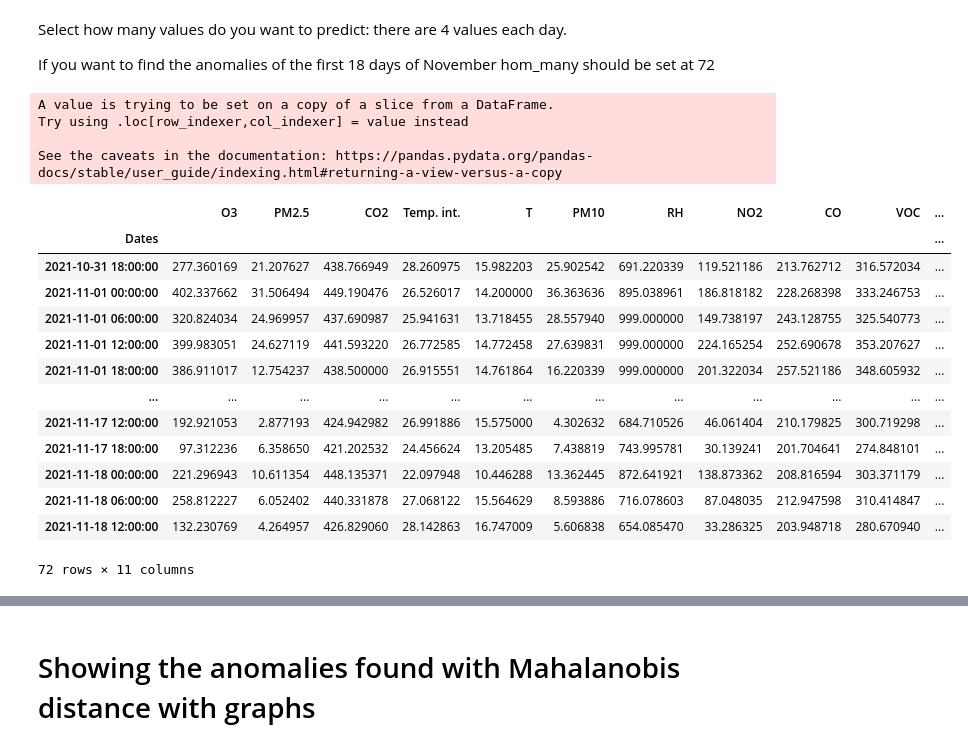
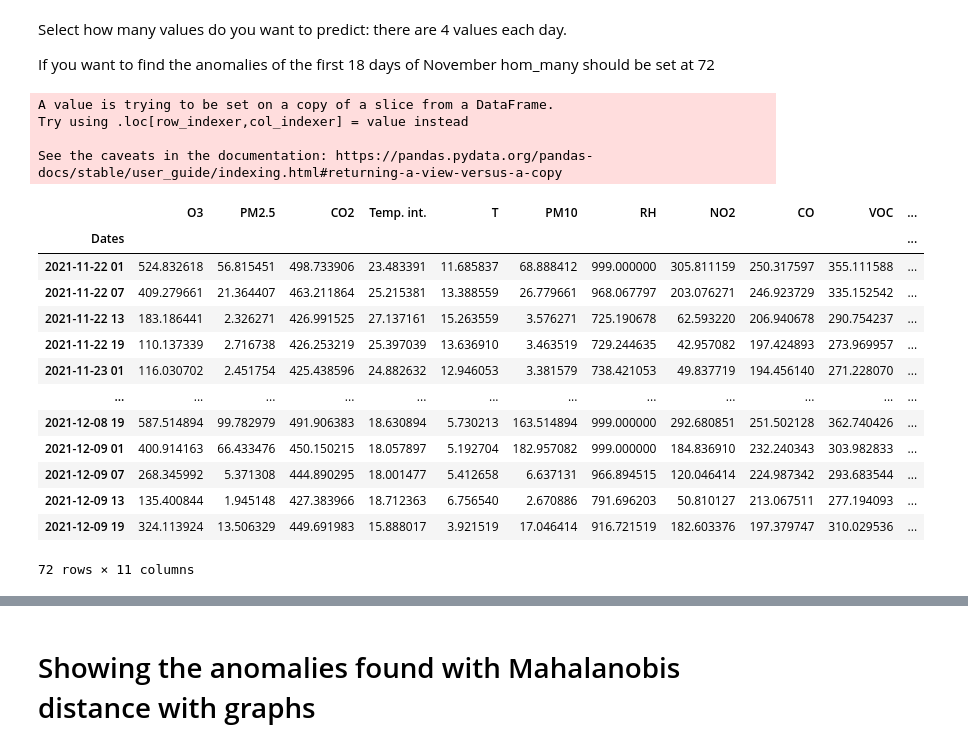
Before and after one commit to marcochisci/Anomaly_detection, a Jupyter notebook: 6hours_AnomalyDetection.ipynb, the cells around one changed output, grey strips where cells are left out. Drawn from its saved outputs; the diff is of its cells as text; code cells hidden in the pictures.

```diff
--- a/6hours_AnomalyDetection.ipynb
+++ b/6hours_AnomalyDetection.ipynb
@@ -126,7 +245,7 @@ Test for stationarity now
 Finding the best lag for VAR model (if the max_lag value is too high the model may not work)
 # %%
 from statsmodels.tsa.api import VAR
-max_lag = 15
+max_lag = 12
 var_model = VAR(df)
 # select the best lag order
 lag_results = var_model.select_order(max_lag)
@@ -208,6 +322,7 @@ f = Fitter(er,
               'invgauss','uniform','gamma','expon',
               'lognorm','pearson3','triang'])
 f.fit()
-f.summary()
-pearson_param=f.fitted_param["pearson3"]
+print(f.summary())
+distribution= f.summary().index[0]
+param=f.fitted_param[distribution]
 # %% [output]
@@ -247,0 +336,16 @@ threshold high: 10.88028474119478
+# %%
+def get_num_var(distribution):
+  if(distribution=='burr' or distribution=='beta'):
+    num_var=2
+  if(distribution=='invgauss' or distribution=='gamma' or distribution=='weibull_min' or distribution=='weibull_max' or distribution=='lognorm'
+         or distribution=='pearson3' or distribution=='triang' ):
+    num_var=1
+  if(distribution=='expon' or distribution=='norm' or distribution=='uniform' ):
+    num_var=0
+  return num_var
+# %%
+from scipy.stats import burr, beta, expon, norm, uniform, weibull_min, weibull_max, invgauss, gamma, lognorm, pearson3, triang
+
+#distributions, convert from string to dis
+distributions={"burr": burr, "beta": beta, "invgauss": invgauss, "gamma": gamma, "weibull_min": weibull_min, "weibull_max": weibull_max,
+               "lognorm": lognorm, "pearson3": pearson3, "triang": triang, "expon": expon, "norm": norm, "uniform": uniform}
@@ -266,29 +445,29 @@ Select how many values do you want to predict: there are 4 values each day.
 
 If you want to find the anomalies of the first 18 days of November hom_many should be set at 72
 # %%
-data = df_copy.iloc[selected_lag-1: -1, :]
+data = df_copy.iloc[selected_lag: , :]
 data['Predictions'] = predictions.values
 how_many=72
 data=data.iloc[-how_many:,:]
 data
 # %% [output]
 A value is trying to be set on a copy of a slice from a DataFrame.
 Try using .loc[row_indexer,col_indexer] = value instead
 
 See the caveats in the documentation: https://pandas.pydata.org/pandas-docs/stable/user_guide/indexing.html#returning-a-view-versus-a-copy
 |  | O3 | PM2.5 | CO2 | Temp. int. | T | PM10 | RH | NO2 | CO | VOC | ... |
 | Dates |  |  |  |  |  |  |  |  |  |  | ... |
-| 2021-10-31 18:00:00 | 277.360169 | 21.207627 | 438.766949 | 28.260975 | 15.982203 | 25.902542 | 691.220339 | 119.521186 | 213.762712 | 316.572034 | ... |
-| 2021-11-01 00:00:00 | 402.337662 | 31.506494 | 449.190476 | 26.526017 | 14.200000 | 36.363636 | 895.038961 | 186.818182 | 228.268398 | 333.246753 | ... |
-| 2021-11-01 06:00:00 | 320.824034 | 24.969957 | 437.690987 | 25.941631 | 13.718455 | 28.557940 | 999.000000 | 149.738197 | 243.128755 | 325.540773 | ... |
-| 2021-11-01 12:00:00 | 399.983051 | 24.627119 | 441.593220 | 26.772585 | 14.772458 | 27.639831 | 999.000000 | 224.165254 | 252.690678 | 353.207627 | ... |
-| 2021-11-01 18:00:00 | 386.911017 | 12.754237 | 438.500000 | 26.915551 | 14.761864 | 16.220339 | 999.000000 | 201.322034 | 257.521186 | 348.605932 | ... |
+| 2021-11-22 01 | 524.832618 | 56.815451 | 498.733906 | 23.483391 | 11.685837 | 68.888412 | 999.000000 | 305.811159 | 250.317597 | 355.111588 | ... |
+| 2021-11-22 07 | 409.279661 | 21.364407 | 463.211864 | 25.215381 | 13.388559 | 26.779661 | 968.067797 | 203.076271 | 246.923729 | 335.152542 | ... |
+| 2021-11-22 13 | 183.186441 | 2.326271 | 426.991525 | 27.137161 | 15.263559 | 3.576271 | 725.190678 | 62.593220 | 206.940678 | 290.754237 | ... |
+| 2021-11-22 19 | 110.137339 | 2.716738 | 426.253219 | 25.397039 | 13.636910 | 3.463519 | 729.244635 | 42.957082 | 197.424893 | 273.969957 | ... |
+| 2021-11-23 01 | 116.030702 | 2.451754 | 425.438596 | 24.882632 | 12.946053 | 3.381579 | 738.421053 | 49.837719 | 194.456140 | 271.228070 | ... |
 | ... | ... | ... | ... | ... | ... | ... | ... | ... | ... | ... | ... |
-| 2021-11-17 12:00:00 | 192.921053 | 2.877193 | 424.942982 | 26.991886 | 15.575000 | 4.302632 | 684.710526 | 46.061404 | 210.179825 | 300.719298 | ... |
-| 2021-11-17 18:00:00 | 97.312236 | 6.358650 | 421.202532 | 24.456624 | 13.205485 | 7.438819 | 743.995781 | 30.139241 | 201.704641 | 274.848101 | ... |
-| 2021-11-18 00:00:00 | 221.296943 | 10.611354 | 448.135371 | 22.097948 | 10.446288 | 13.362445 | 872.641921 | 138.873362 | 208.816594 | 303.371179 | ... |
-| 2021-11-18 06:00:00 | 258.812227 | 6.052402 | 440.331878 | 27.068122 | 15.564629 | 8.593886 | 716.078603 | 87.048035 | 212.947598 | 310.414847 | ... |
-| 2021-11-18 12:00:00 | 132.230769 | 4.264957 | 426.829060 | 28.142863 | 16.747009 | 5.606838 | 654.085470 | 33.286325 | 203.948718 | 280.670940 | ... |
+| 2021-12-08 19 | 587.514894 | 99.782979 | 491.906383 | 18.630894 | 5.730213 | 163.514894 | 999.000000 | 292.680851 | 251.502128 | 362.740426 | ... |
+| 2021-12-09 01 | 400.914163 | 66.433476 | 450.150215 | 18.057897 | 5.192704 | 182.957082 | 999.000000 | 184.836910 | 232.240343 | 303.982833 | ... |
+| 2021-12-09 07 | 268.345992 | 5.371308 | 444.890295 | 18.001477 | 5.412658 | 6.637131 | 966.894515 | 120.046414 | 224.987342 | 293.683544 | ... |
+| 2021-12-09 13 | 135.400844 | 1.945148 | 427.383966 | 18.712363 | 6.756540 | 2.670886 | 791.696203 | 50.810127 | 213.067511 | 277.194093 | ... |
+| 2021-12-09 19 | 324.113924 | 13.506329 | 449.691983 | 15.888017 | 3.921519 | 17.046414 | 916.721519 | 182.603376 | 197.379747 | 310.029536 | ... |
 72 rows × 11 columns
 # %%
 data['Predictions'].value_counts()
```
Also changed, not shown: parts of 213 cells of this notebook.
